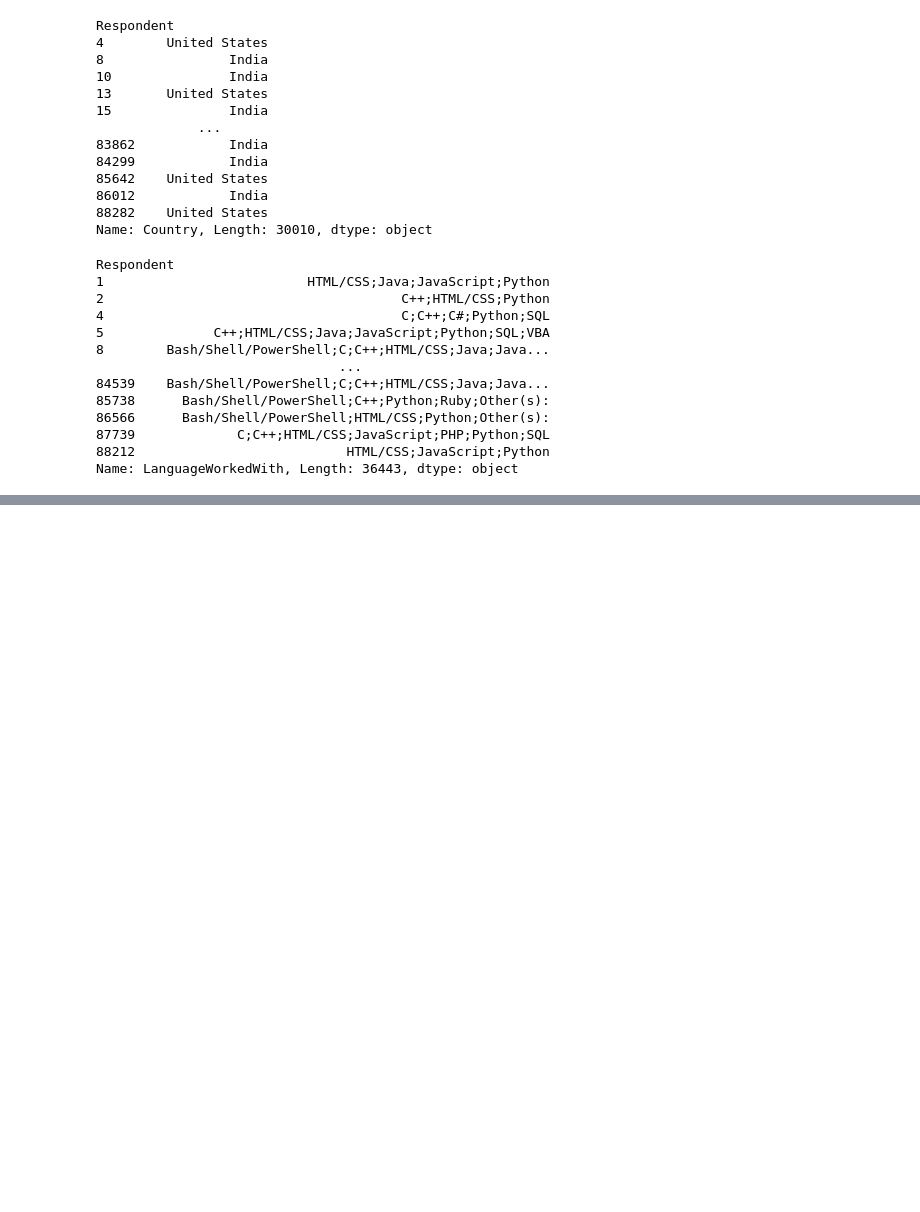
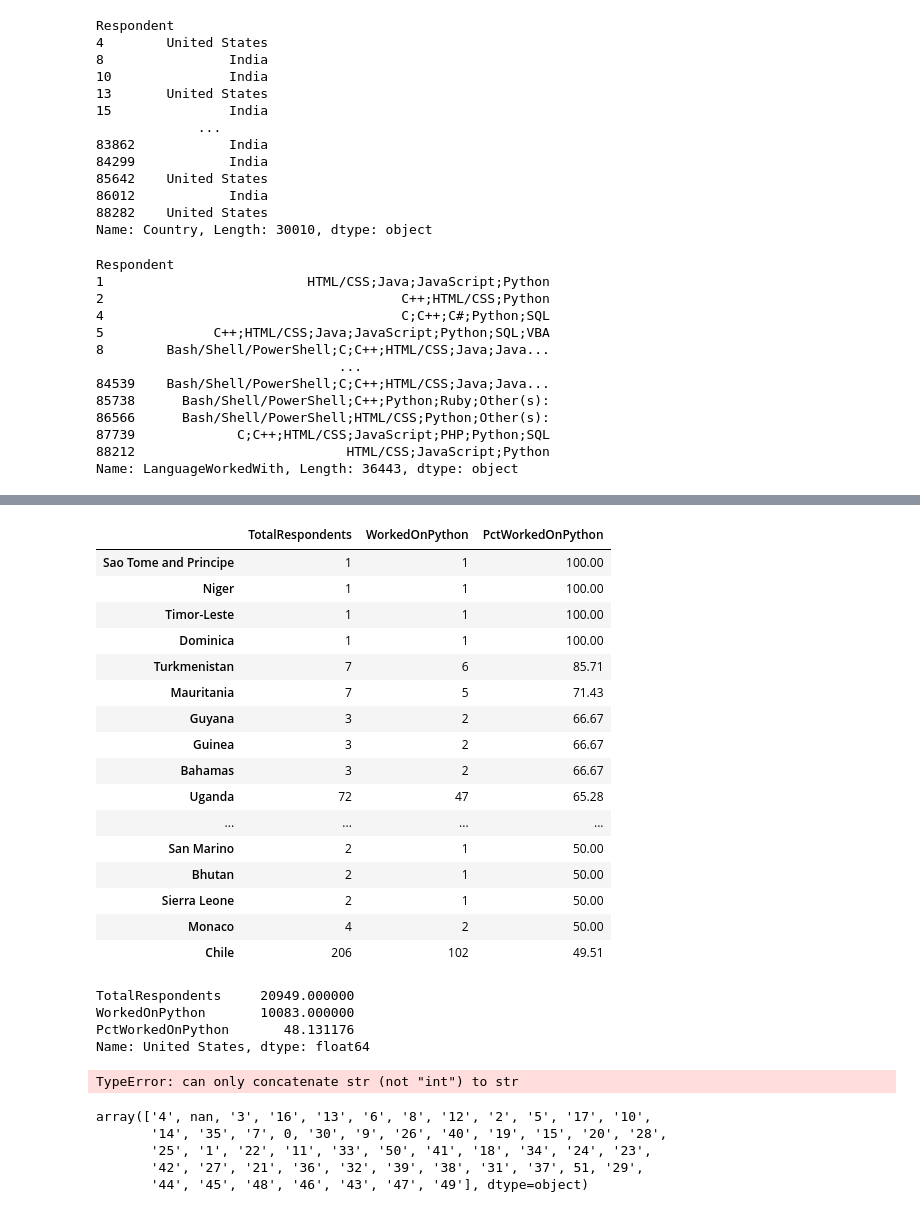
Before and after one commit to christianangel15/CodeSnippets, a Jupyter notebook: Pandas_demo/Pandas Demo.ipynb, the cells around one changed output, grey strips where cells are left out. Drawn from its saved outputs; the diff is of its cells as text; code cells hidden in the pictures; blank space fills up the shorter version.

```diff
--- a/Pandas_demo/Pandas Demo.ipynb
+++ b/Pandas_demo/Pandas Demo.ipynb
@@ -98,0 +353,3 @@ Name: LanguageWorkedWith, Length: 36443, dtype: object
+# %%
+WorkedPython = country['LanguageWorkedWith'].apply(lambda x: x.str.contains('Python').sum())
+WorkedPython
@@ -98,0 +370,3 @@ Name: LanguageWorkedWith, Length: 36443, dtype: object
+# %%
+python_df = pd.concat([TotalResp, WorkedPython], axis = 'columns')
+python_df.head(25)
@@ -98,0 +391,2 @@ Name: LanguageWorkedWith, Length: 36443, dtype: object
+# %%
+python_df.rename(columns = {'Country':'TotalRespondents', 'LanguageWorkedWith':'WorkedOnPython'}, inplace = True)
@@ -98,0 +409,3 @@ Name: LanguageWorkedWith, Length: 36443, dtype: object
+# %%
+python_df['PctWorkedOnPython'] = round((WorkedPython/TotalResp) * 100, 2)
+python_df
@@ -98,0 +426,27 @@ Name: LanguageWorkedWith, Length: 36443, dtype: object
+# %%
+python_df.sort_values(by = 'PctWorkedOnPython', ascending = False).head(25)
+# %% [output]
+|  | TotalRespondents | WorkedOnPython | PctWorkedOnPython |
+| Sao Tome and Principe | 1 | 1 | 100.00 |
+| Niger | 1 | 1 | 100.00 |
+| Timor-Leste | 1 | 1 | 100.00 |
+| Dominica | 1 | 1 | 100.00 |
+| Turkmenistan | 7 | 6 | 85.71 |
+| Mauritania | 7 | 5 | 71.43 |
+| Guyana | 3 | 2 | 66.67 |
+| Guinea | 3 | 2 | 66.67 |
+| Bahamas | 3 | 2 | 66.67 |
+| Uganda | 72 | 47 | 65.28 |
+| ... | ... | ... | ... |
+| San Marino | 2 | 1 | 50.00 |
+| Bhutan | 2 | 1 | 50.00 |
+| Sierra Leone | 2 | 1 | 50.00 |
+| Monaco | 4 | 2 | 50.00 |
+| Chile | 206 | 102 | 49.51 |
+# %%
+python_df.loc['United States']
+# %% [output]
+TotalRespondents     20949.000000
+WorkedOnPython       10083.000000
+PctWorkedOnPython       48.131176
+Name: United States, dtype: float64
@@ -98,0 +455,12 @@ Name: LanguageWorkedWith, Length: 36443, dtype: object
+# %%
+df['YearsCode'].mean()
+# %% [output]
+TypeError: can only concatenate str (not "int") to str
+# %%
+df['YearsCode'].unique()
+# %% [output]
+array(['4', nan, '3', '16', '13', '6', '8', '12', '2', '5', '17', '10',
+       '14', '35', '7', 0, '30', '9', '26', '40', '19', '15', '20', '28',
+       '25', '1', '22', '11', '33', '50', '41', '18', '34', '24', '23',
+       '42', '27', '21', '36', '32', '39', '38', '31', '37', 51, '29',
+       '44', '45', '48', '46', '43', '47', '49'], dtype=object)
```
Also changed, not shown: parts of 34 cells of this notebook, 4 other files.
